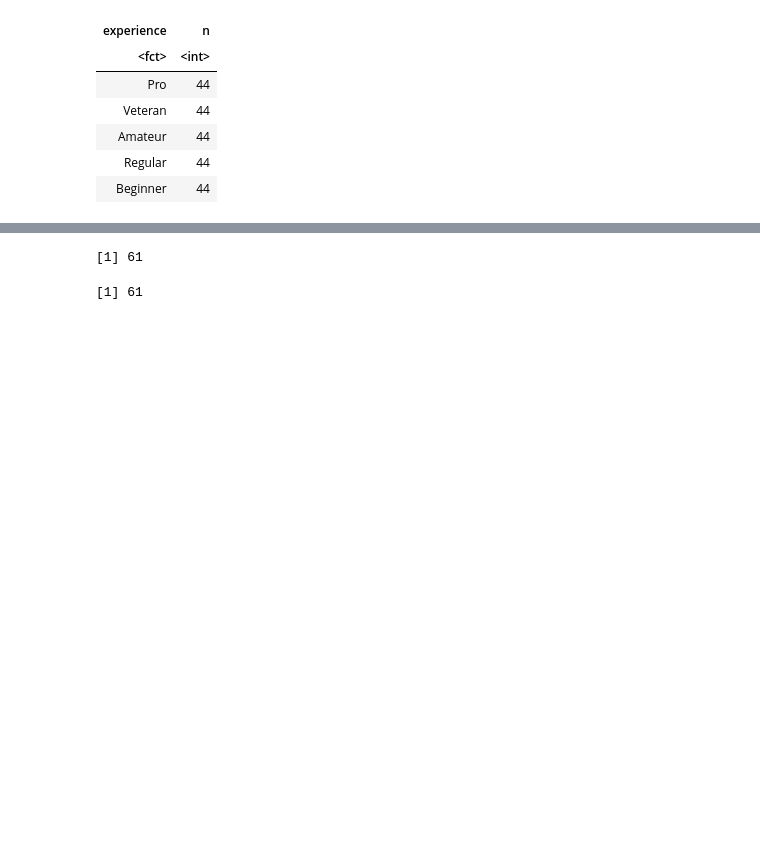
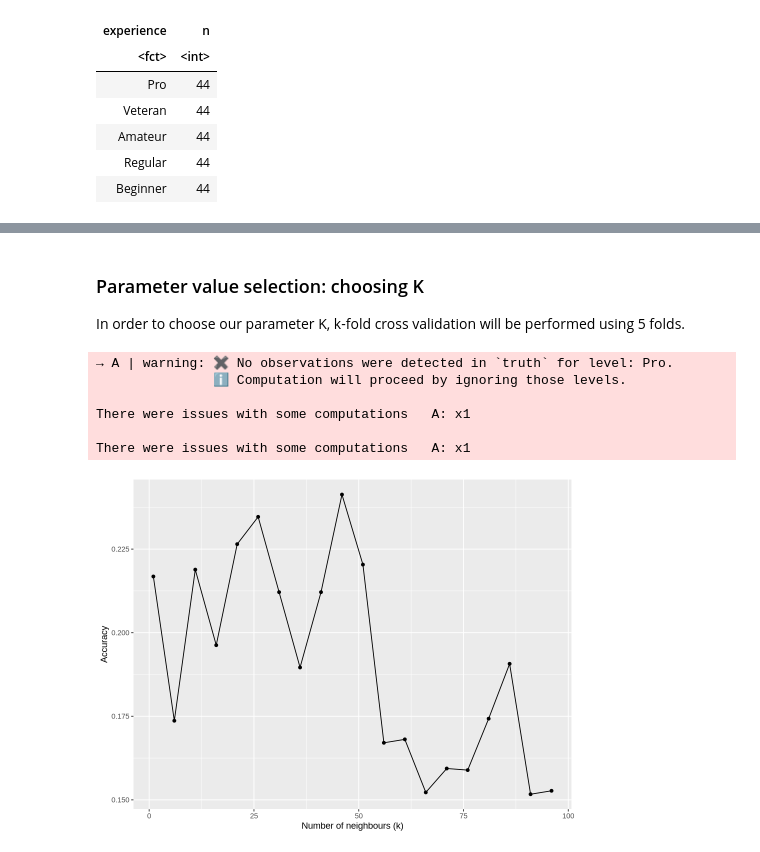
Before and after one commit to sophiaspark/dsci100_final_project, a Jupyter notebook: final_project.ipynb, the cells around one changed output, grey strips where cells are left out. Saved outputs shown, nothing was run; the diff lists cells and outputs as text; code cells hidden in the pictures; blank space fills up the shorter version.

```diff
--- a/final_project.ipynb
+++ b/final_project.ipynb
@@ -148,23 +187,46 @@ A tibble: 5 × 2
+# %% [markdown]
+### Parameter value selection: choosing K
+
+In order to choose our parameter K, k-fold cross validation will be performed using 5 folds.
 # %%
-knn_spec <- nearest_neighbor(weight_func = "rectangular", neighbors = 5) |>
-                set_engine("kknn") |>
-                set_mode("classification")
+# setting a seed to make the results reproducible
+set.seed(1234)
 
-knn_fit <- workflow() |>
-            add_recipe(player_recipe) |>
-            add_model(knn_spec) |>
-            fit(data = player_training)
+# create a model specification
+options(repr.plot.height = 6, repr.plot.width = 8)
 
-player_predict <- knn_fit |>
-                    predict(player_testing) # |>
-                    # bind_cols(player_testing)
-nrow(player_predict)
-nrow(player_testing)
+knn_spec <- nearest_neighbor(weight_func = "rectangular", # to give each neighbour 1 vote
+                             neighbors = tune()) |> # to select the optimal value of K
+                set_engine("kknn") |> # to perform KNN classification
+                set_mode("classification") # to specify that this is a classification problem
 
-# predict <- player_predict |>
-#   metrics(truth = experience, estimate = .pred_class) |>
-#   filter(.metric == "accuracy")
-# predict
+training_vfold <- vfold_cv(player_training, v = 5, # to perform a 5-fold cross validation
+                           strata = experience) # to ensure that the training and validation subsets contain an equal proportion
+
+k_vals <- tibble(neighbors = seq(from = 1, to = 100, by = 5)) # to give a sequence of K values to try
+
+knn_results <- workflow() |>
+                add_recipe(player_recipe) |>
+                add_model(knn_spec) |>
+                tune_grid(resamples = training_vfold, grid = k_vals) # to fit the model for each K value
+
+# evaluate the classifiers performance for each parameter value
+accuracies <- knn_results |>
+                collect_metrics() |>
+                filter(.metric == "accuracy")
+
+# plot accuracy vs. K to decide how many neighbours to choose
+cross_val_plot <- accuracies |>
+                    ggplot(aes(x = neighbors, y = mean)) +
+                    geom_point() +
+                    geom_line() +
+                    labs(x = "Number of neighbours (k)", y = "Accuracy")
+cross_val_plot
 # %% [output]
-[1] 61
+→ A | warning: ✖ No observations were detected in `truth` for level: Pro.
+               ℹ Computation will proceed by ignoring those levels.
+
+There were issues with some computations   A: x1
+
+There were issues with some computations   A: x1
-[1] 61
+[figure, added]
```
Also changed, not shown: parts of 20 cells of this notebook.
